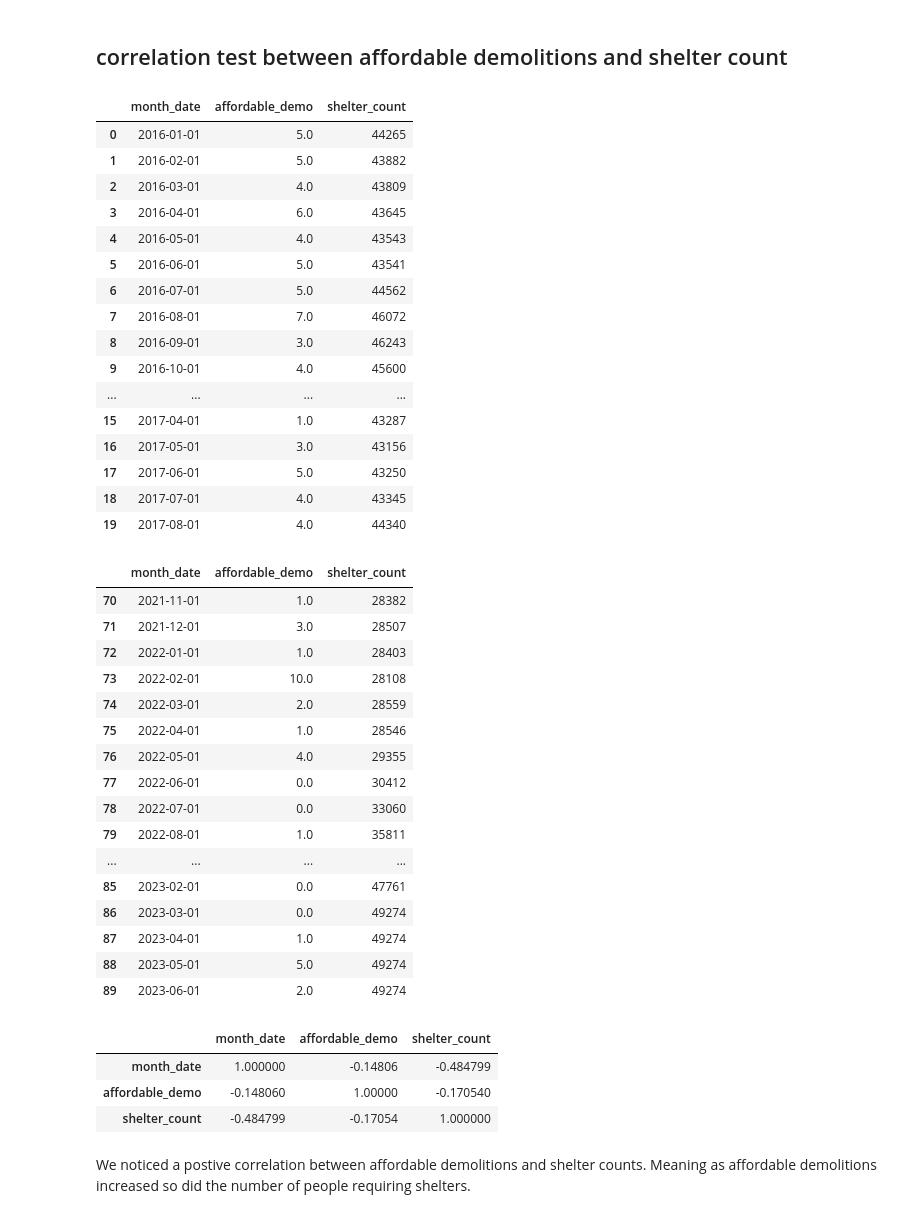
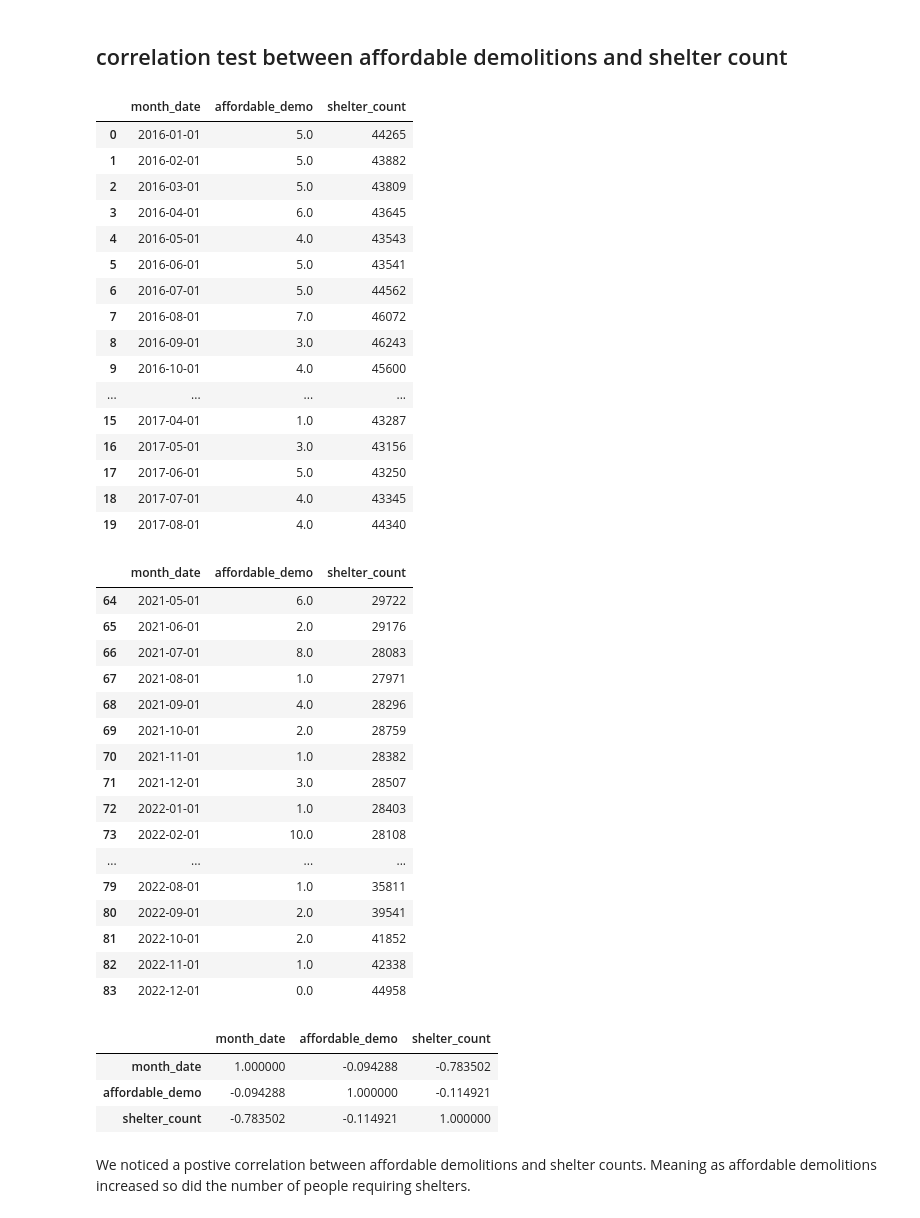
Before and after one commit to kevinserr/Time_Series_Forecast_of_Homelessness_in_NYC_with_Local_Model_Deployment, a Jupyter notebook: python/vincent_eda.ipynb, the cells around one changed output. Cells and saved outputs as stored; diff of their text form; code cells hidden in the pictures.

```diff
--- a/python/vincent_eda.ipynb
+++ b/python/vincent_eda.ipynb
@@ -278,7 +278,7 @@ demopriveda.tick_params("x",rotation=45)
 
 # Created a filter to only show month dates between 1/1/2016 and 07/1/2023
 filter_date = fact_owner_demo[(fact_owner_demo['month_date'] >='2016-01-01') &
-                              (fact_owner_demo['month_date'] <'2024-01-01')]
+                              (fact_owner_demo['month_date'] <'2022-12-01')]
 
 corr_test = filter_date.copy()
 
@@ -292,7 +292,7 @@ corr_test['month_date'] = pd.to_datetime(corr_test['month_date'])
 corr_test = corr_test.groupby('month_date').agg({'job_typeid':'count'})
 
 # create an empty df to merge with original data and have all months (even ones with 0 demolitions)
-empty = pd.date_range(start='2016-01-01',end='2023-06-30',freq='MS')
+empty = pd.date_range(start='2016-01-01',end='2022-12-01',freq='MS')
 datedf = pd.DataFrame(data=empty)
 
 datedf = datedf.rename(mapper={0:'month_date'},axis=1)
@@ -324,54 +324,54 @@ datedf.set_index(keys='month_date')
 
 datedf = datedf.rename(mapper={'job_typeid':'affordable_demo'},axis=1)
 
 datedf.corr()
 
 # correlation between affordable demolitions and shelter counts is negative
 
 
 display(datedf.head(20))
 display(datedf.tail(20))
 
 display(datedf.corr())
 # %% [output]
 |  | month_date | affordable_demo | shelter_count |
 | 0 | 2016-01-01 | 5.0 | 44265 |
 | 1 | 2016-02-01 | 5.0 | 43882 |
-| 2 | 2016-03-01 | 4.0 | 43809 |
+| 2 | 2016-03-01 | 5.0 | 43809 |
 | 3 | 2016-04-01 | 6.0 | 43645 |
 | 4 | 2016-05-01 | 4.0 | 43543 |
 | 5 | 2016-06-01 | 5.0 | 43541 |
 | 6 | 2016-07-01 | 5.0 | 44562 |
 | 7 | 2016-08-01 | 7.0 | 46072 |
 | 8 | 2016-09-01 | 3.0 | 46243 |
 | 9 | 2016-10-01 | 4.0 | 45600 |
 | ... | ... | ... | ... |
 | 15 | 2017-04-01 | 1.0 | 43287 |
 | 16 | 2017-05-01 | 3.0 | 43156 |
 | 17 | 2017-06-01 | 5.0 | 43250 |
 | 18 | 2017-07-01 | 4.0 | 43345 |
 | 19 | 2017-08-01 | 4.0 | 44340 |
 |  | month_date | affordable_demo | shelter_count |
+| 64 | 2021-05-01 | 6.0 | 29722 |
+| 65 | 2021-06-01 | 2.0 | 29176 |
+| 66 | 2021-07-01 | 8.0 | 28083 |
+| 67 | 2021-08-01 | 1.0 | 27971 |
+| 68 | 2021-09-01 | 4.0 | 28296 |
+| 69 | 2021-10-01 | 2.0 | 28759 |
 | 70 | 2021-11-01 | 1.0 | 28382 |
 | 71 | 2021-12-01 | 3.0 | 28507 |
 | 72 | 2022-01-01 | 1.0 | 28403 |
 | 73 | 2022-02-01 | 10.0 | 28108 |
-| 74 | 2022-03-01 | 2.0 | 28559 |
-| 75 | 2022-04-01 | 1.0 | 28546 |
-| 76 | 2022-05-01 | 4.0 | 29355 |
-| 77 | 2022-06-01 | 0.0 | 30412 |
-| 78 | 2022-07-01 | 0.0 | 33060 |
+| ... | ... | ... | ... |
 | 79 | 2022-08-01 | 1.0 | 35811 |
-| ... | ... | ... | ... |
-| 85 | 2023-02-01 | 0.0 | 47761 |
-| 86 | 2023-03-01 | 0.0 | 49274 |
-| 87 | 2023-04-01 | 1.0 | 49274 |
-| 88 | 2023-05-01 | 5.0 | 49274 |
-| 89 | 2023-06-01 | 2.0 | 49274 |
+| 80 | 2022-09-01 | 2.0 | 39541 |
+| 81 | 2022-10-01 | 2.0 | 41852 |
+| 82 | 2022-11-01 | 1.0 | 42338 |
+| 83 | 2022-12-01 | 0.0 | 44958 |
 |  | month_date | affordable_demo | shelter_count |
-| month_date | 1.000000 | -0.14806 | -0.484799 |
-| affordable_demo | -0.148060 | 1.00000 | -0.170540 |
-| shelter_count | -0.484799 | -0.17054 | 1.000000 |
+| month_date | 1.000000 | -0.094288 | -0.783502 |
+| affordable_demo | -0.094288 | 1.000000 | -0.114921 |
+| shelter_count | -0.783502 | -0.114921 | 1.000000 |
 # %% [markdown]
 We noticed a postive correlation between affordable demolitions and shelter counts. Meaning as affordable demolitions increased so did the number of people requiring shelters.
 # %%
```
Also changed, not shown: parts of 16 cells of this notebook, 5 other files.
